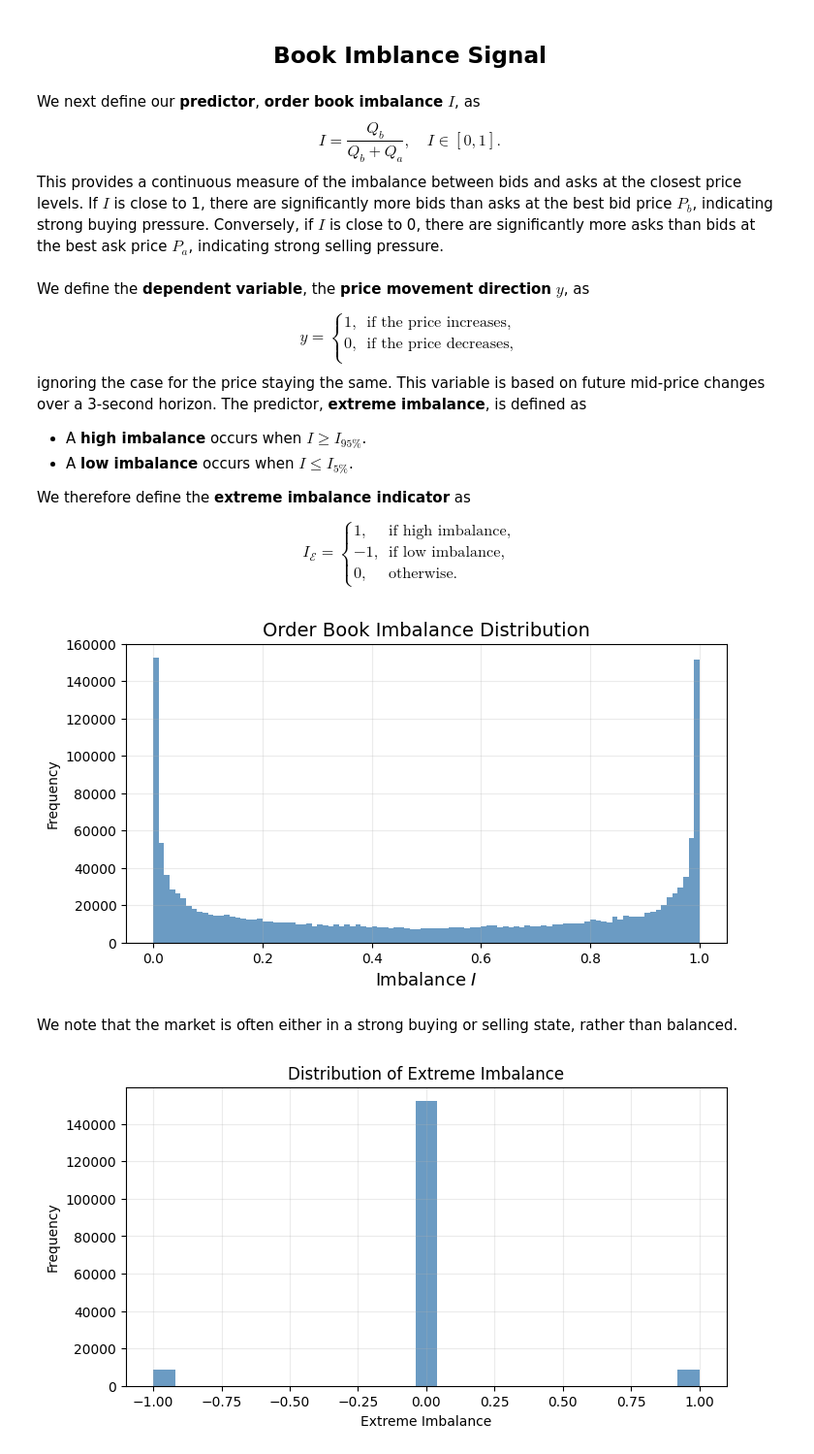
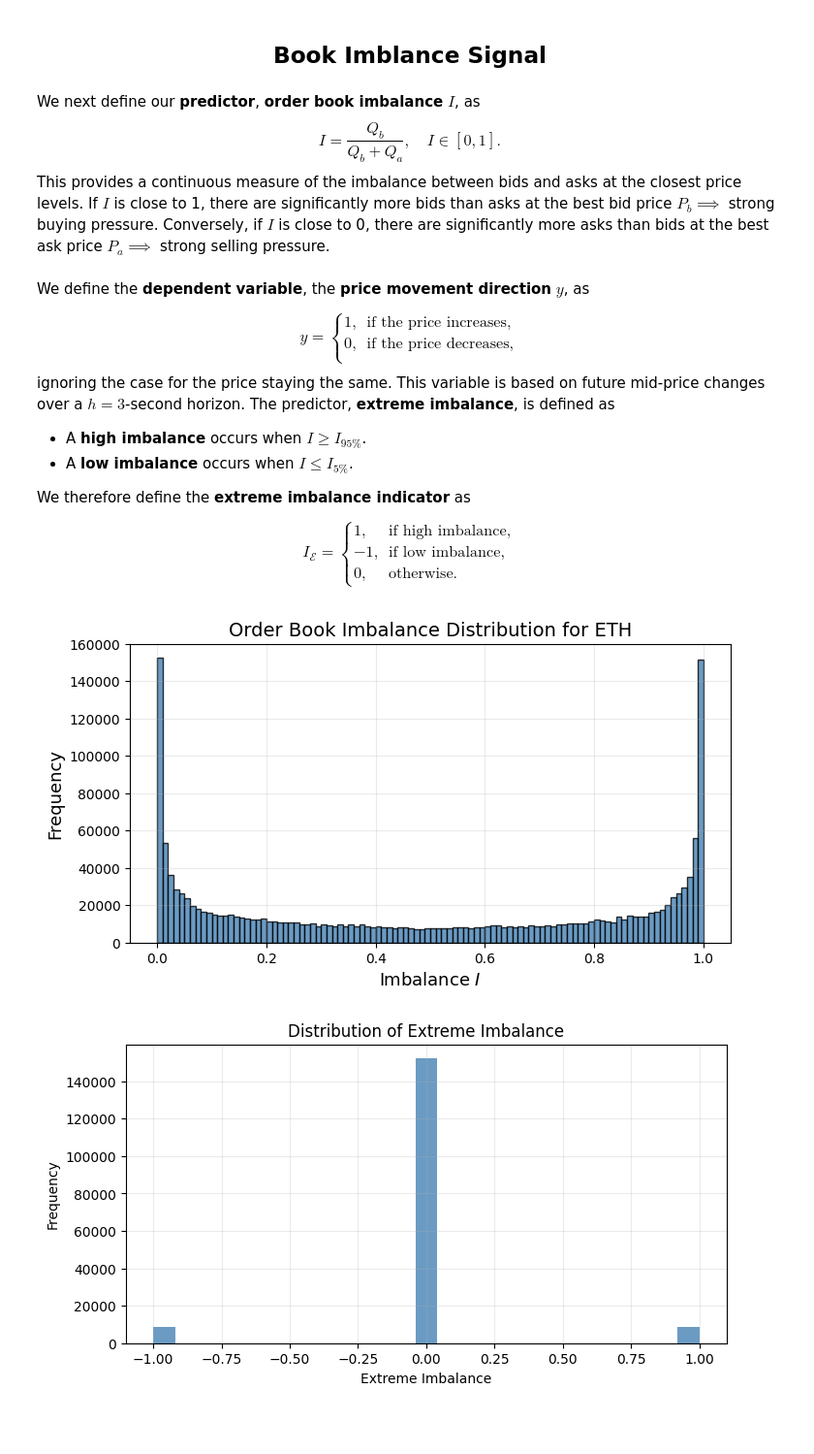
Before and after one commit to r0ffstyle/simple-OBI, a Jupyter notebook: 01_imbalance.ipynb, the cells around one changed output. Shown at 97% size. Saved outputs shown, nothing was run; the diff lists cells and outputs as text; code cells hidden in the pictures; blank space fills up the shorter version.

```diff
--- a/01_imbalance.ipynb
+++ b/01_imbalance.ipynb
@@ -11,7 +13,7 @@ We next define our **predictor**, **order book imbalance** $ I $, as
 $$
     I = \frac{Q_b}{Q_b + Q_a}, \quad I \in [0, 1].
 $$
-This provides a continuous measure of the imbalance between bids and asks at the closest price levels. If $ I $ is close to 1, there are significantly more bids than asks at the best bid price $ P_b $, indicating strong buying pressure. Conversely, if $ I $ is close to 0, there are significantly more asks than bids at the best ask price $ P_a $, indicating strong selling pressure.
+This provides a continuous measure of the imbalance between bids and asks at the closest price levels. If $ I $ is close to 1, there are significantly more bids than asks at the best bid price $ P_b \implies$ strong buying pressure. Conversely, if $ I $ is close to 0, there are significantly more asks than bids at the best ask price $ P_a \implies$ strong selling pressure.
 # %%
 # Load data
 book_paths = [
@@ -38,7 +40,7 @@ y =
 0, & \text{if the price decreases},\\
 \end{cases}
 $$
-ignoring the case for the price staying the same. This variable is based on future mid-price changes over a 3-second horizon. The predictor, **extreme imbalance**, is defined as
+ignoring the case for the price staying the same. This variable is based on future mid-price changes over a $h = 3$-second horizon. The predictor, **extreme imbalance**, is defined as
 - A **high imbalance** occurs when $I \geq I_{95\%}$.
 - A **low imbalance** occurs when $I \leq I_{5\%}$.
 
@@ -53,28 +55,27 @@ I_\mathcal{E} =
 \end{cases}
 $$
 # %%
-# Calculate mid-price
+# Calculate variables
 mid = (Pa + Pb) / 2
 book_time = pd.to_datetime(book['timestamp'], unit='ms')
 
-# Calculate order book imbalance I (continuous variable)
+# Order book imbalance I
 I = np.where(Qb + Qa != 0, Qb / (Qb + Qa), 0)
 
-# Create DataFrame without resampling
+# Create a dataframe
 df = pd.DataFrame({'time': book_time, 'mid': mid, 'I': I})
 df.set_index('time', inplace=True)
 
+# Plot the distribution of imbalance
 plt.figure(figsize=(8, 4))
-plt.hist(df['I'], label='Order Book Imbalance', color='steelblue', bins=100, alpha=0.8)
-plt.title('Order Book Imbalance Distribution', fontsize=14)
-plt.ylabel('Frequency')
+plt.hist(df['I'], label='Order Book Imbalance', color='steelblue', bins=100, alpha=0.8, edgecolor='black')
+plt.title('Order Book Imbalance Distribution for ETH', fontsize=14)
+plt.ylabel('Frequency', fontsize=13)
 plt.xlabel(r'Imbalance $I$', fontsize=13)
 plt.grid(alpha=0.25)
 plt.show()
 # %% [output]
-[figure, old version]
+[figure, new version]
-# %% [markdown]
-We note that the market is often either in a strong buying or selling state, rather than balanced.
 # %%
 # Define time horizon h in seconds; adjust for 0.1-second updates
 h = 3
```
Also changed, not shown: parts of 11 cells of this notebook.
